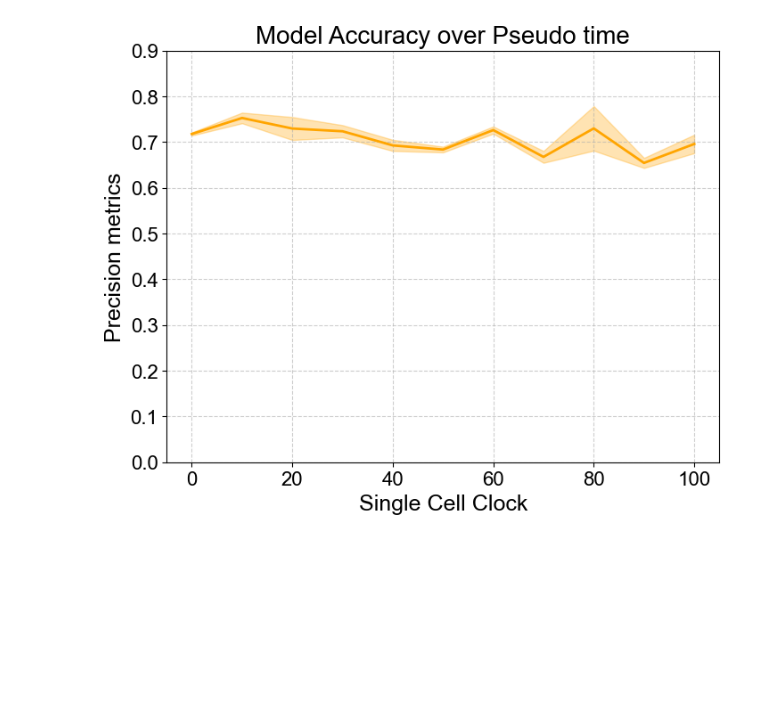
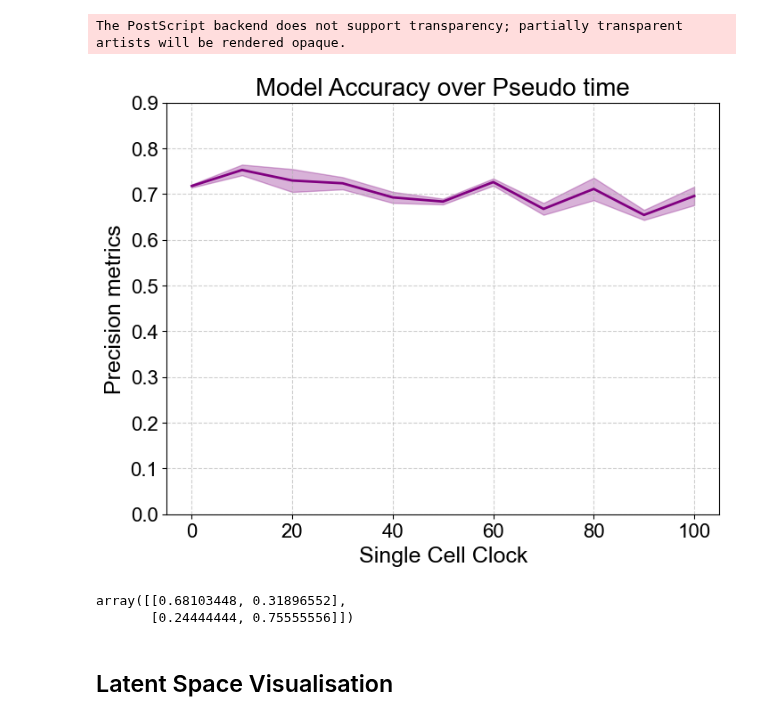
Before and after one commit to ComputationalMicroscopy4CellBio/AI4CellFate, a Jupyter notebook: notebooks/manuscript/SI_temporal_study.ipynb, the cells around one changed output. Cells and saved outputs as stored; diff of their text form; code cells hidden in the pictures; blank space fills up the shorter version.

Commit message:
plotting latent space temporal study

```diff
--- a/notebooks/manuscript/SI_temporal_study.ipynb
+++ b/notebooks/manuscript/SI_temporal_study.ipynb
@@ -162,32 +162,40 @@ Time Point | Accuracy (Mean±Std) | Precision (Mean±Std)
 # %%
 time_points = np.linspace(0, 100, len(mean_precisions))
 
 # Plot
 plt.figure(figsize=(8, 6))
 
 # Precision
 # plt.plot(time_points, mean_precisions, color='purple', linewidth=2, label='Precision')
 # plt.fill_between(time_points, mean_precisions - std_precisions, mean_precisions + std_precisions,
 #                  color='purple', alpha=0.3)
 
 # # Accuracy (purple)
-plt.plot(time_points, mean_accuracies, color='orange', linewidth=2, label='Accuracy')
+plt.plot(time_points, mean_accuracies, color='purple', linewidth=2, label='Accuracy')
 plt.fill_between(time_points, mean_accuracies - std_accuracies,
-                 mean_accuracies + std_accuracies, color='orange', alpha=0.3)
+                 mean_accuracies + std_accuracies, color='purple', alpha=0.3)
 
 
 # Formatting
 plt.xlabel("Single Cell Clock", fontsize=18, fontname="Arial")
 plt.ylabel("Precision metrics", fontsize=18, fontname="Arial")
 plt.title("Model Accuracy over Pseudo time", fontsize=20, fontname="Arial")
 plt.xticks(fontsize=16, fontname="Arial")
 plt.yticks(fontsize=16, fontname="Arial")
 plt.ylim(0.0, 0.9)  # Set y-axis range
 #plt.legend(fontsize=14)
 plt.grid(True, linestyle="--", alpha=0.6)
 
 # Save the figure with high quality
-#plt.savefig("temporal_study.pdf", dpi=300, bbox_inches="tight")
+plt.savefig("temporal_study.eps", dpi=300, bbox_inches="tight")
 plt.show()
 # %% [output]
+The PostScript backend does not support transparency; partially transparent artists will be rendered opaque.
-[figure, old version]
+[figure, new version]
+# %%
+np.load("/Users/inescunha/Documents/GitHub/AI4CellFate/results/temporal_study_tps8_s1_ep35_lr5_la1_seed42_ldim2_s2_lr6_la4_lc1_lcon8/confusion_matrix_values_epoch_3.npy")
+# %% [output]
+array([[0.68103448, 0.31896552],
+       [0.24444444, 0.75555556]])
+# %% [markdown]
+## Latent Space Visualisation
```
Also changed, not shown: parts of 4 cells of this notebook.
